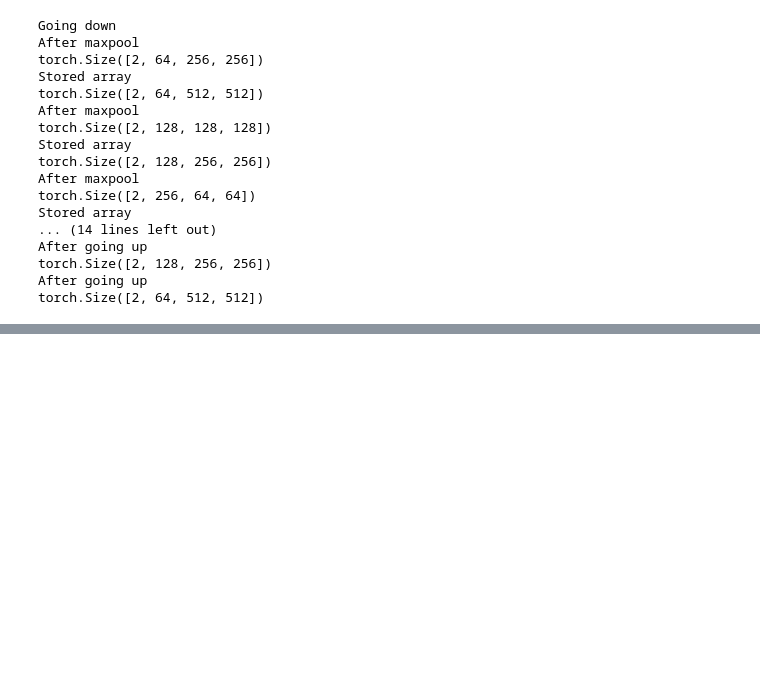
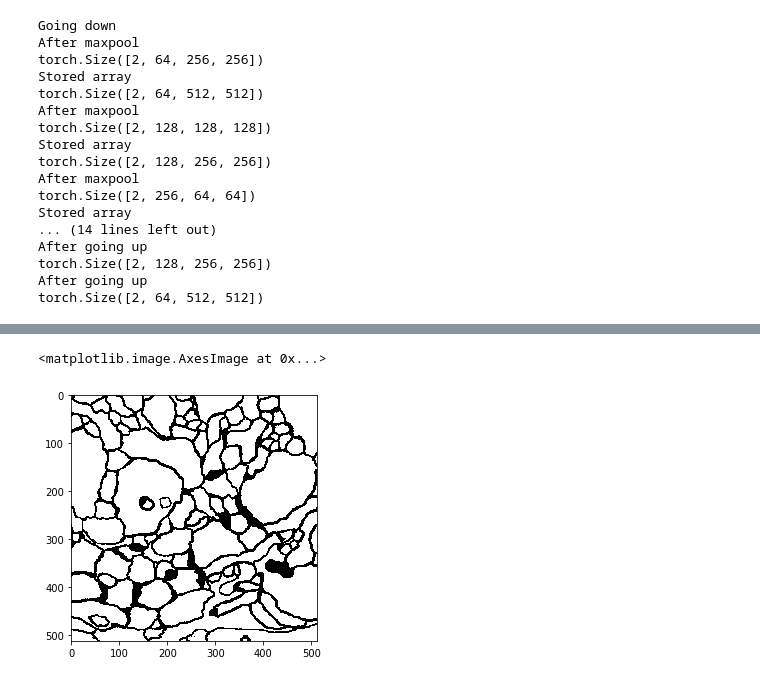
Before and after one commit to ThomasHEBRARD/advanced_image_analysis, a Jupyter notebook: u_net.ipynb, the cells around one changed output, grey strips where cells are left out. Cells and saved outputs as stored; diff of their text form; code cells hidden in the pictures; blank space fills up the shorter version.

```diff
--- a/u_net.ipynb
+++ b/u_net.ipynb
@@ -581,0 +582,7 @@ imshow(one_label_result)
+# %%
+image_path = 'EM_ISBI_Challenge/EM_ISBI_Challenge/train_labels/labels_02.png'
+img = imread(image_path, as_gray=True)
+imshow(img)
+# %% [output]
+<matplotlib.image.AxesImage at 0x...>
+[figure, added]
```
Also changed, not shown: parts of 6 cells of this notebook.
